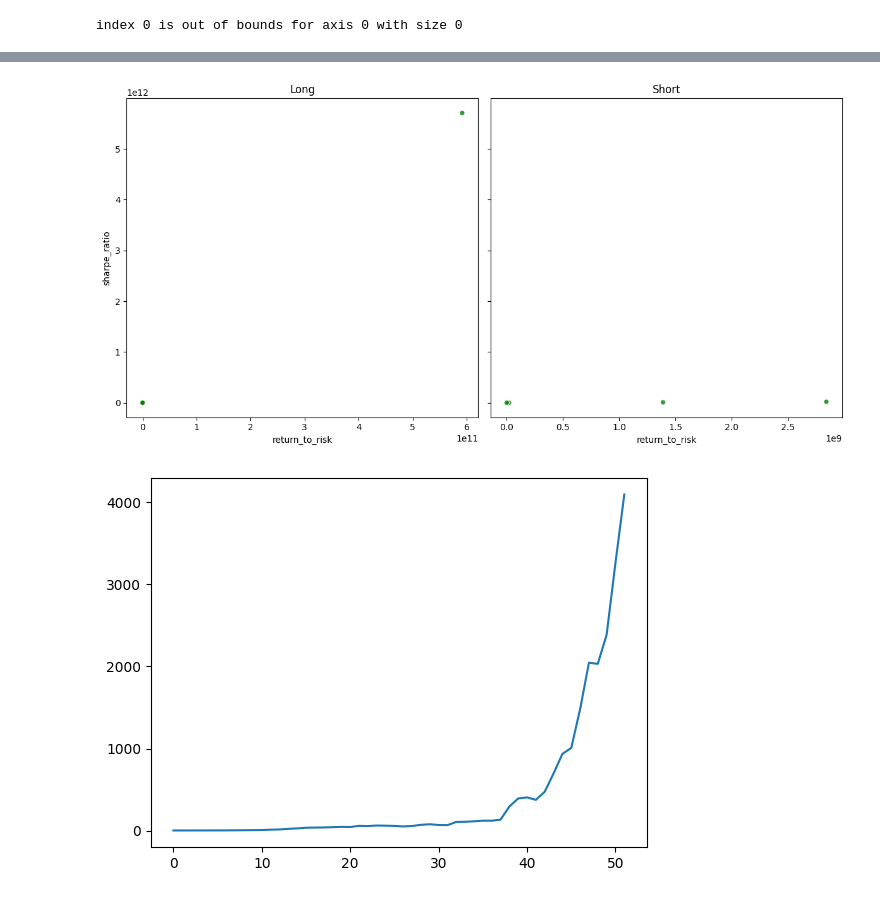
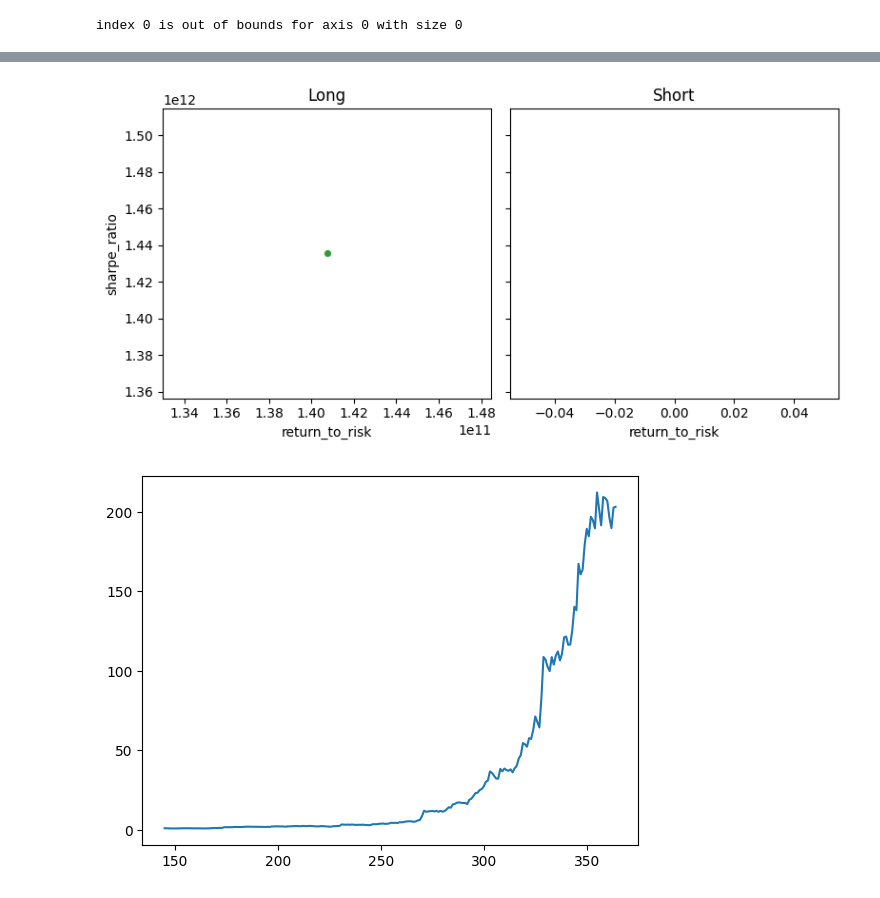
Before and after one commit to chung-ejy/orivault, a Jupyter notebook: studies/swing_trading_study/speculation_basic.ipynb, the cells around one changed output, grey strips where cells are left out. Cells and saved outputs as stored; diff of their text form; code cells hidden in the pictures.

```diff
--- a/studies/swing_trading_study/speculation_basic.ipynb
+++ b/studies/swing_trading_study/speculation_basic.ipynb
@@ -87,8 +87,8 @@ index 0 is out of bounds for axis 0 with size 0
 index 0 is out of bounds for axis 0 with size 0
 index 0 is out of bounds for axis 0 with size 0
 # %%
-model_end = 2024
-backtest_end = 2025
+model_end = 2021
+backtest_end = 2026
 simulation = pd.concat(prices)
 simulation = simulation[(simulation["year"]>=model_end) & (simulation["year"]<backtest_end)]
 simulation.sort_values("date", inplace=True)
@@ -97,18 +97,18 @@ portfolios = PortfolioSelection.generate_possible_portfolios(
                                                             ranking_metrics=[
                                                                 "ema_corr"
                                                             ]
-                                                            ,num_of_groups=[3]
+                                                            ,num_of_groups=[1]
                                                             ,group_percentages=[1]
                                                             ,max_prices=[5]
                                                             ,min_prices=[1]
                                                             ,stoplosses=[0.05]
                                                             ,rolling_windows=[rolling_window]
-                                                            ,leverages=[4]
+                                                            ,leverages=[1]
                                                             )
 filtered_portfolios = []
 for portfolio in portfolios:
-        if portfolio.timeframe.value == "day"  and "blacklist" in portfolio.selection_type.label  and portfolio.allocation_type.label == "risk" \
-            and ("distance" in portfolio.grouping_type.value or "cooked" in portfolio.grouping_type.value)   and portfolio.max_price > portfolio.min_price:
+        if portfolio.timeframe.value == "day" and "top_blacklist" in portfolio.selection_type.label  and portfolio.allocation_type.label == "risk" \
+            and portfolio.position_type.label == "long" and ("distance" in portfolio.grouping_type.value)   and portfolio.max_price > portfolio.min_price:
             filtered_portfolios.append(portfolio)
 len(filtered_portfolios)
 # %% [output]
@@ -154,32 +146,32 @@ filtered_a.head(20)
 a["color"] = ["blue" if x == "top" else "red" if x == "bottom"  else "green" for x in a["selection_type"]]
 a["return_to_risk"] = a["pnl"] / a["portfolio_std"]
 # %%
-fig, axes = plt.subplots(1, 2, figsize=(12, 6), sharey=True)
+fig, axes = plt.subplots(1, 2, figsize=(8, 4), sharey=True)
 
 # Titles for each subplot
 titles = ["Long", "Short"]
 
 # Iterate over directions and corresponding axes
 for i, position_type in enumerate(["long", "short"]):
     d_analysis = a[a["position_type"] == position_type]
     axes[i].scatter(
         d_analysis["portfolio_std"],
         d_analysis["pnl"],
         c=d_analysis["color"],
         alpha=0.8,
         edgecolors="w",
     )
     axes[i].set_title(titles[i])
     axes[i].set_xlabel("return_to_risk")
     axes[i].set_ylabel("sharpe_ratio" if i == 0 else "")  # Only label y-axis on the first plot
 
 # Adjust layout for better spacing
 plt.tight_layout()
 
 # Show the combined plot
 plt.show()
 # %% [output]
-[figure, old version]
+[figure, new version]
 # %%
 pm = top["portfolio"]
 trades = pm.trades(simulation.copy())
@@ -188,10 +180,10 @@ portfolio = pm.portfolio(trades.copy(),benchmark.copy())
 portfolio = p.additional_date_columns(portfolio)
 # %%
 portfolio["weekday"] = portfolio["date"].dt.weekday
-averaged_portfolio = portfolio.groupby("week").agg({"weighted_return":"mean","return":"mean"}).reset_index()
-averaged_portfolio["pv"] = averaged_portfolio["weighted_return"].cumprod()
-plt.plot(averaged_portfolio["pv"])
+averaged_portfolio = portfolio.groupby("day").agg({"weighted_return":"mean","return":"mean"}).reset_index()
+averaged_portfolio["pv"] = averaged_portfolio["return"]
+plt.plot(averaged_portfolio["pv"][145:].cumprod())
 plt.show()
 # %% [output]
-[figure, old version]
+[figure, new version]
 # %%
```
Also changed, not shown: parts of 9 cells of this notebook, 2 other files.
